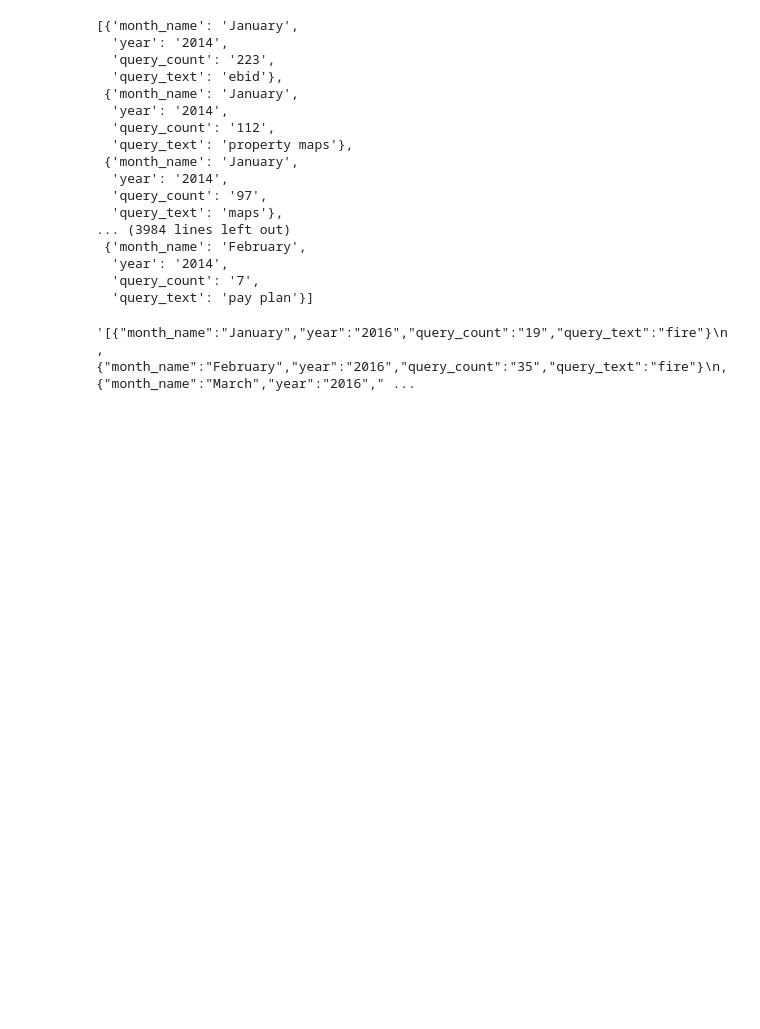
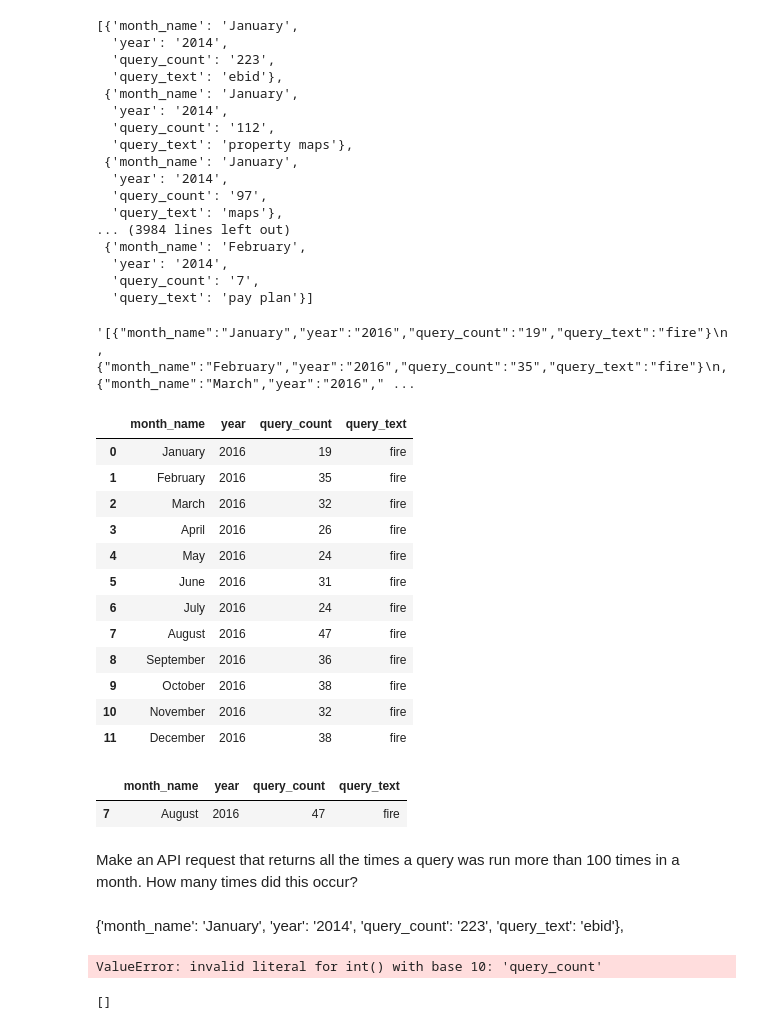
Before and after one commit to NSS-Data-Analytics-Cohort-7/socrata-api-jwhankins177, a Jupyter notebook: notebooks/soda_api.ipynb, the cells around one changed output. Saved outputs shown, nothing was run; the diff lists cells and outputs as text; code cells hidden in the pictures; blank space fills up the shorter version.

```diff
--- a/notebooks/soda_api.ipynb
+++ b/notebooks/soda_api.ipynb
@@ -53,3 +53,43 @@ response.text
 # %%
 rq=response.json()
 rq=pd.DataFrame.from_dict(rq)
+# %%
+rq
+# %% [output]
+|  | month_name | year | query_count | query_text |
+| 0 | January | 2016 | 19 | fire |
+| 1 | February | 2016 | 35 | fire |
+| 2 | March | 2016 | 32 | fire |
+| 3 | April | 2016 | 26 | fire |
+| 4 | May | 2016 | 24 | fire |
+| 5 | June | 2016 | 31 | fire |
+| 6 | July | 2016 | 24 | fire |
+| 7 | August | 2016 | 47 | fire |
+| 8 | September | 2016 | 36 | fire |
+| 9 | October | 2016 | 38 | fire |
+| 10 | November | 2016 | 32 | fire |
+| 11 | December | 2016 | 38 | fire |
+# %%
+rq = rq.astype({'query_count':'int'})
+rq.nlargest(1,'query_count')
+# %% [output]
+|  | month_name | year | query_count | query_text |
+| 7 | August | 2016 | 47 | fire |
+# %% [markdown]
+Make an API request that returns all the times a query was run more than 100 times in a month. How many times did this occur?
+# %% [markdown]
+{'month_name': 'January',
+  'year': '2014',
+  'query_count': '223',
+  'query_text': 'ebid'},
+# %%
+params = {
+    'query_count': int(str('query_count')) > 100,
+    'query_text':'fire'
+}
+
+response = requests.get(endpoint, params = params)
+
+response.text
+# %% [output]
+ValueError: invalid literal for int() with base 10: 'query_count'
@@ -55,0 +99,5 @@ rq=pd.DataFrame.from_dict(rq)
+# %%
+res1 = response.json()
+res1
+# %% [output]
+[]
```
Also changed, not shown: parts of 1 cell of this notebook.
